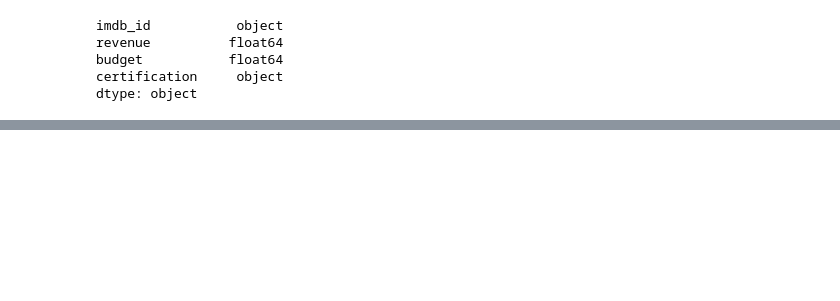
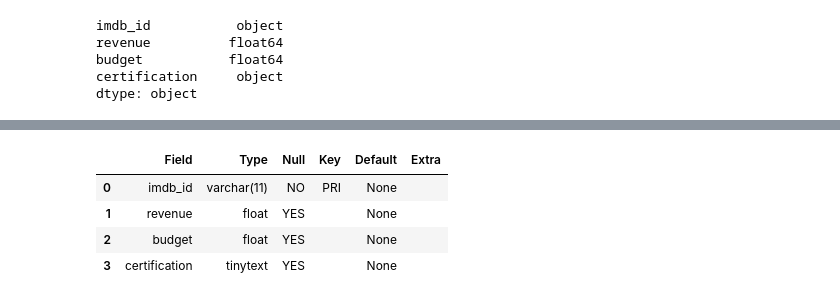
Before and after one commit to john-a-dixon/movie-success-analysis, a Jupyter notebook: 3-SQL.ipynb, the cells around one changed output, grey strips where cells are left out. Saved outputs shown, nothing was run; the diff lists cells and outputs as text; code cells hidden in the pictures; blank space fills up the shorter version.

```diff
--- a/3-SQL.ipynb
+++ b/3-SQL.ipynb
@@ -297,0 +337,10 @@ dtype: object
+# %%
+# View the schema to verify the primary key was added
+query = """DESCRIBE tmdb_data;"""
+pd.read_sql(query, engine)
+# %% [output]
+|  | Field | Type | Null | Key | Default | Extra |
+| 0 | imdb_id | varchar(11) | NO | PRI | None |  |
+| 1 | revenue | float | YES |  | None |  |
+| 2 | budget | float | YES |  | None |  |
+| 3 | certification | tinytext | YES |  | None |  |
```
Also changed, not shown: parts of 14 cells of this notebook.
